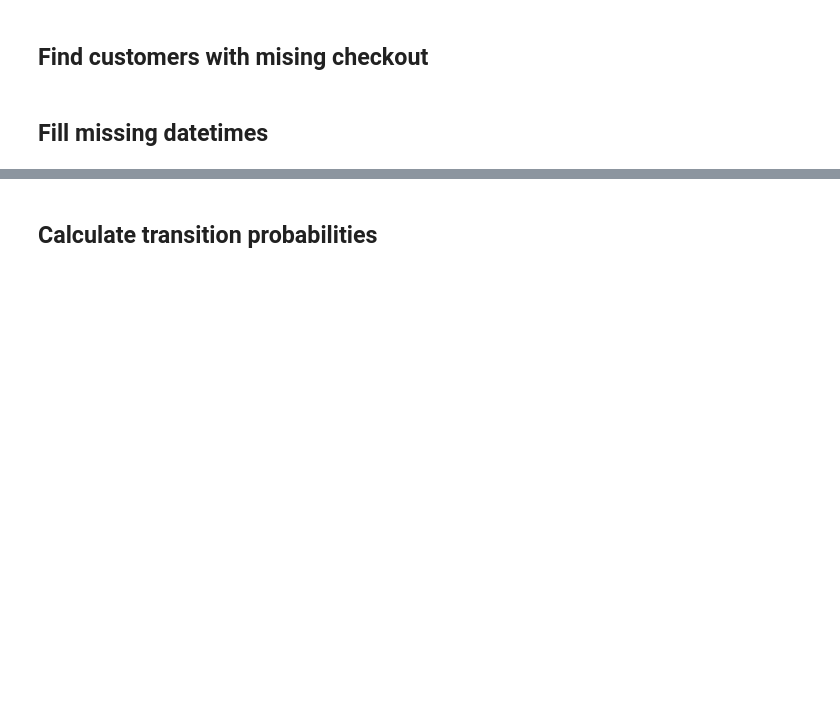
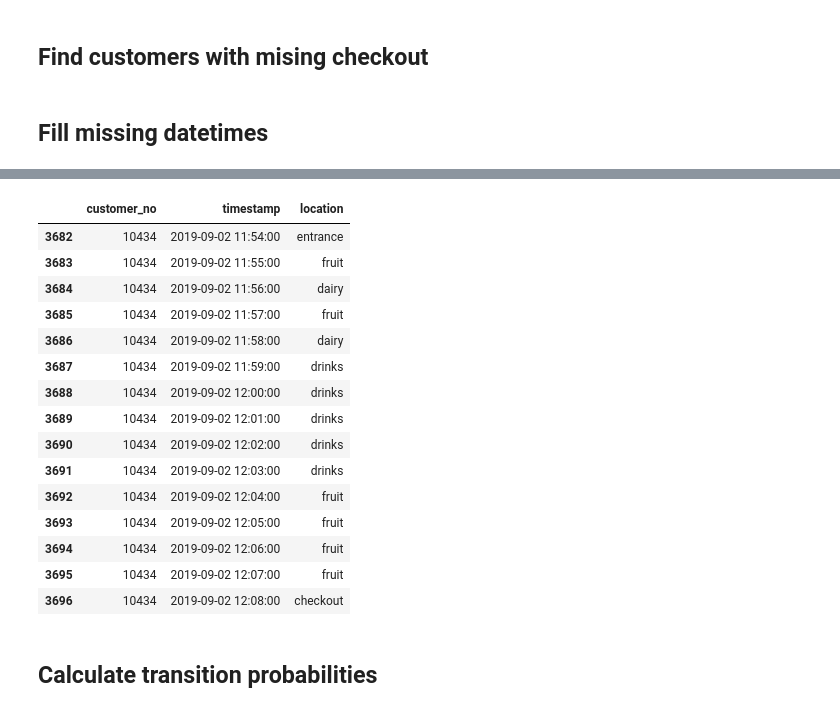
Before and after one commit to yotkadata/simulation_project, a Jupyter notebook: notebooks/data_preparation.ipynb, the cells around one changed output, grey strips where cells are left out. Cells and saved outputs as stored; diff of their text form; code cells hidden in the pictures; blank space fills up the shorter version.

```diff
--- a/notebooks/data_preparation.ipynb
+++ b/notebooks/data_preparation.ipynb
@@ -14,7 +14,7 @@ days = ["monday", "tuesday", "wednesday", "thursday", "friday"]
 
 # Loop through days and import one csv file per day
 for i, day in enumerate(days):
-    data = pd.read_csv(f"data/{day}.csv", delimiter=";", parse_dates=[0])
+    data = pd.read_csv(f"../data/{day}.csv", delimiter=";", parse_dates=[0])
 
     # Add 10,000 per day to customer number to separate days
     data["customer_no"] = data["customer_no"] + (i + 1) * 10000
@@ -45,9 +45,7 @@ df = df.sort_values("timestamp").reset_index(drop=True)
 ## Find customers with mising checkout
 # %%
 # Create a copy of a grouped dataframe (by customer_no) and get last values
-last_locations = (
-    df.groupby("customer_no").last().reset_index().copy()
-)
+last_locations = df.groupby("customer_no").last().reset_index().copy()
 
 # Filter out those customers that have no checkout as last location
 last_locations = last_locations[last_locations["location"] != "checkout"]
@@ -78,5 +86,22 @@ df = (
 )
 # %%
 # See entries for one customer after
-# df[df["customer_no"] == 10434]
+df[df["customer_no"] == 10434]
+# %% [output]
+|  | customer_no | timestamp | location |
+| 3682 | 10434 | 2019-09-02 11:54:00 | entrance |
+| 3683 | 10434 | 2019-09-02 11:55:00 | fruit |
+| 3684 | 10434 | 2019-09-02 11:56:00 | dairy |
+| 3685 | 10434 | 2019-09-02 11:57:00 | fruit |
+| 3686 | 10434 | 2019-09-02 11:58:00 | dairy |
+| 3687 | 10434 | 2019-09-02 11:59:00 | drinks |
+| 3688 | 10434 | 2019-09-02 12:00:00 | drinks |
+| 3689 | 10434 | 2019-09-02 12:01:00 | drinks |
+| 3690 | 10434 | 2019-09-02 12:02:00 | drinks |
+| 3691 | 10434 | 2019-09-02 12:03:00 | drinks |
+| 3692 | 10434 | 2019-09-02 12:04:00 | fruit |
+| 3693 | 10434 | 2019-09-02 12:05:00 | fruit |
+| 3694 | 10434 | 2019-09-02 12:06:00 | fruit |
+| 3695 | 10434 | 2019-09-02 12:07:00 | fruit |
+| 3696 | 10434 | 2019-09-02 12:08:00 | checkout |
 # %%
```
Also changed, not shown: parts of 13 cells of this notebook.
